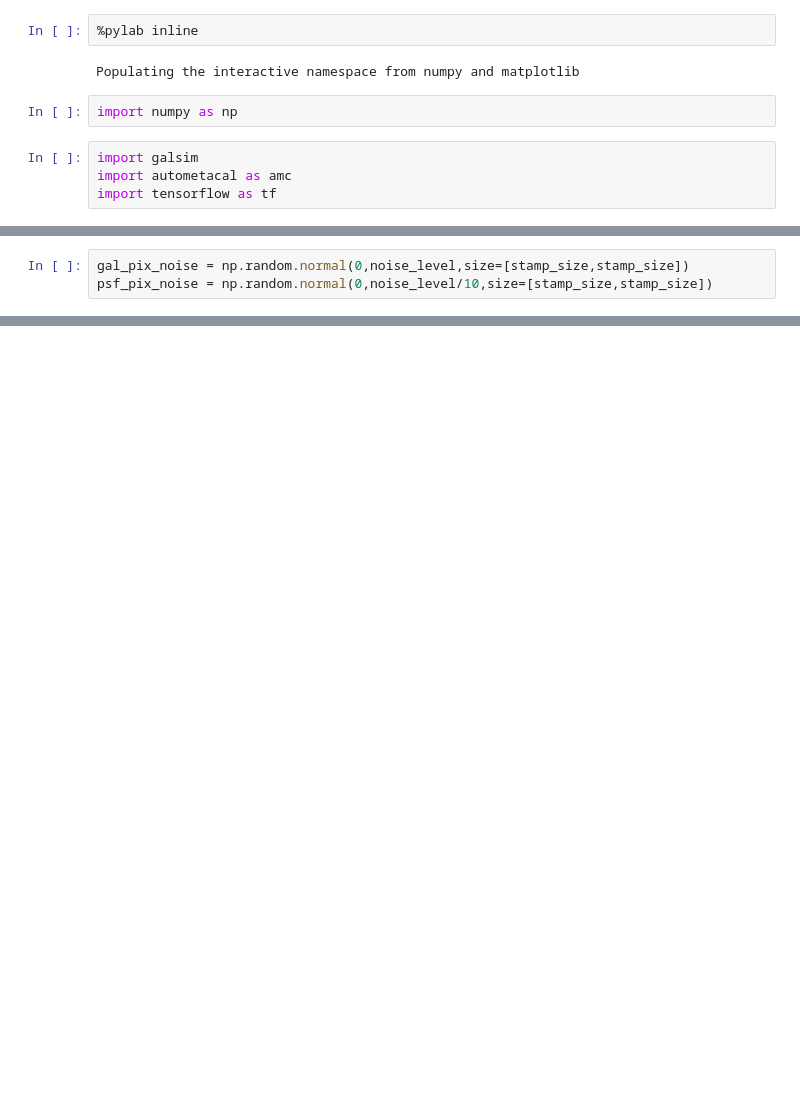
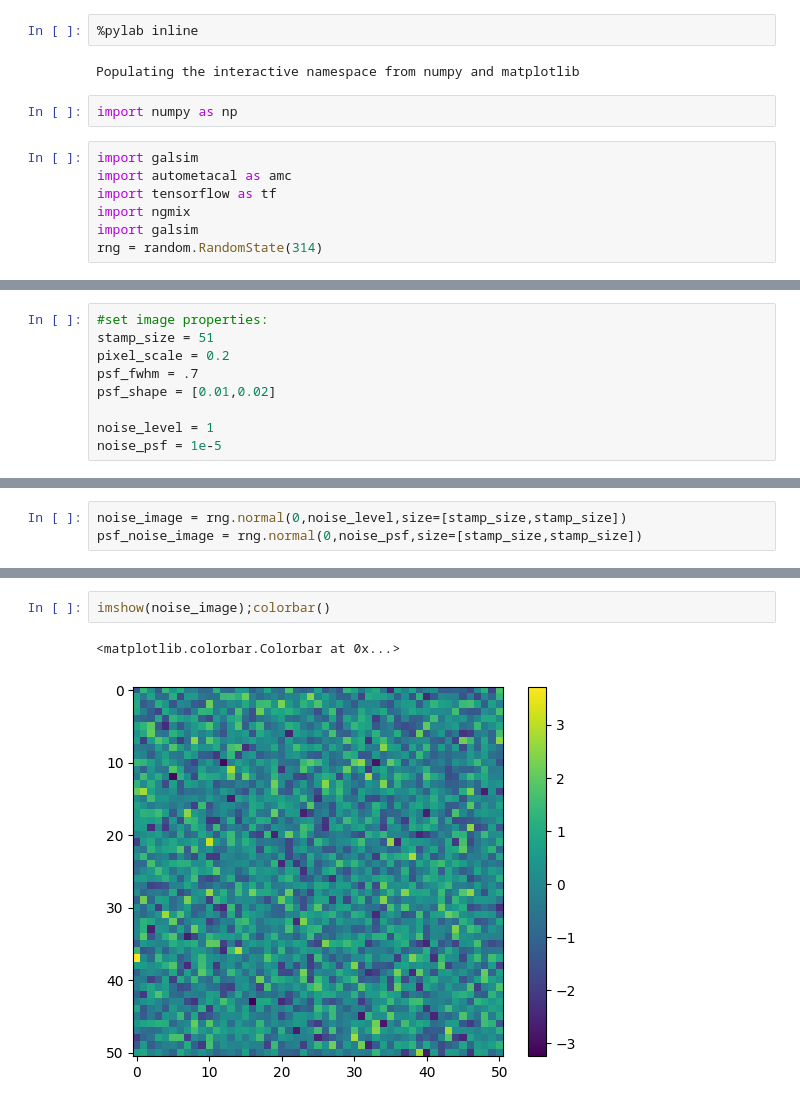
Before and after one commit to andrevitorelli/autometacal, a Jupyter notebook: experiment/pujol_test_design.ipynb, the cells around one changed output, grey strips where cells are left out. Saved outputs shown, nothing was run; the diff lists cells and outputs as text; blank space fills up the shorter version.

```diff
--- a/experiment/pujol_test_design.ipynb
+++ b/experiment/pujol_test_design.ipynb
@@ -10,3 +10,6 @@ import numpy as np
 import galsim
 import autometacal as amc
 import tensorflow as tf
+import ngmix
+import galsim
+rng = random.RandomState(314)
@@ -137,0 +20,9 @@ def pujol(ellip_method,gal_generator,psf_generator,gal_noise_img,psf_noise_img,*
+# %%
+#set image properties:
+stamp_size = 51
+pixel_scale = 0.2
+psf_fwhm = .7
+psf_shape = [0.01,0.02]
+
+noise_level = 1
+noise_psf = 1e-5
@@ -138,3 +47,3 @@ def pujol(ellip_method,gal_generator,psf_generator,gal_noise_img,psf_noise_img,*
 # %%
-gal_pix_noise = np.random.normal(0,noise_level,size=[stamp_size,stamp_size])
-psf_pix_noise = np.random.normal(0,noise_level/10,size=[stamp_size,stamp_size])
+noise_image = rng.normal(0,noise_level,size=[stamp_size,stamp_size])
+psf_noise_image = rng.normal(0,noise_psf,size=[stamp_size,stamp_size])
@@ -277,0 +50,5 @@ def observer(batch_size=25,
+# %%
+imshow(noise_image);colorbar()
+# %% [output]
+<matplotlib.colorbar.Colorbar at 0x...>
+[figure, added]
```
Also changed, not shown: parts of 28 cells of this notebook.
